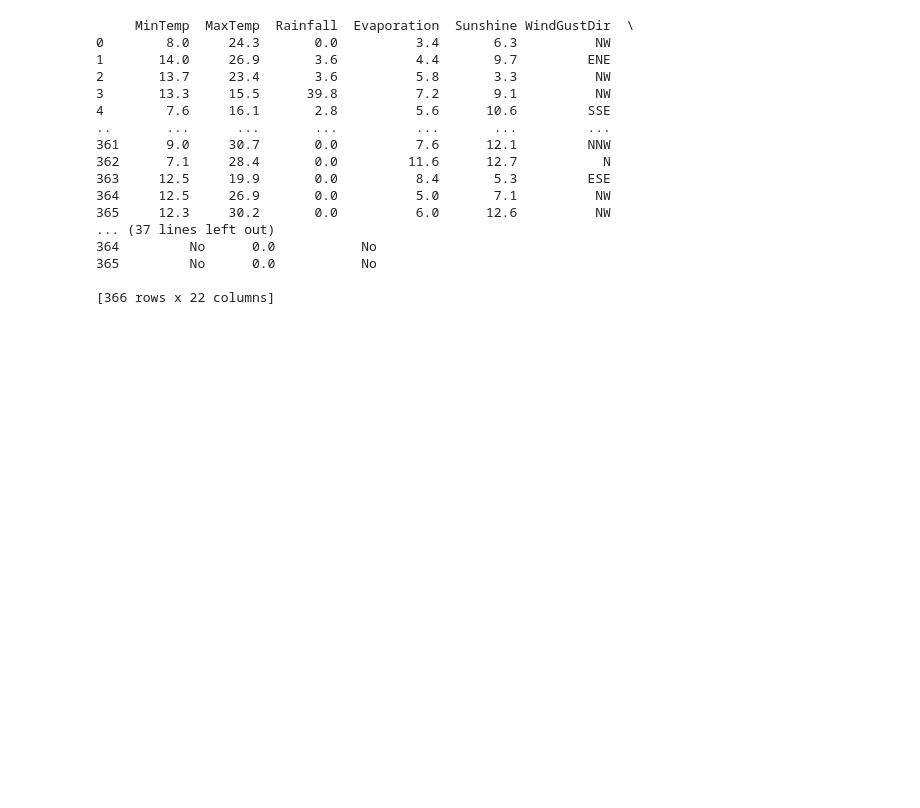
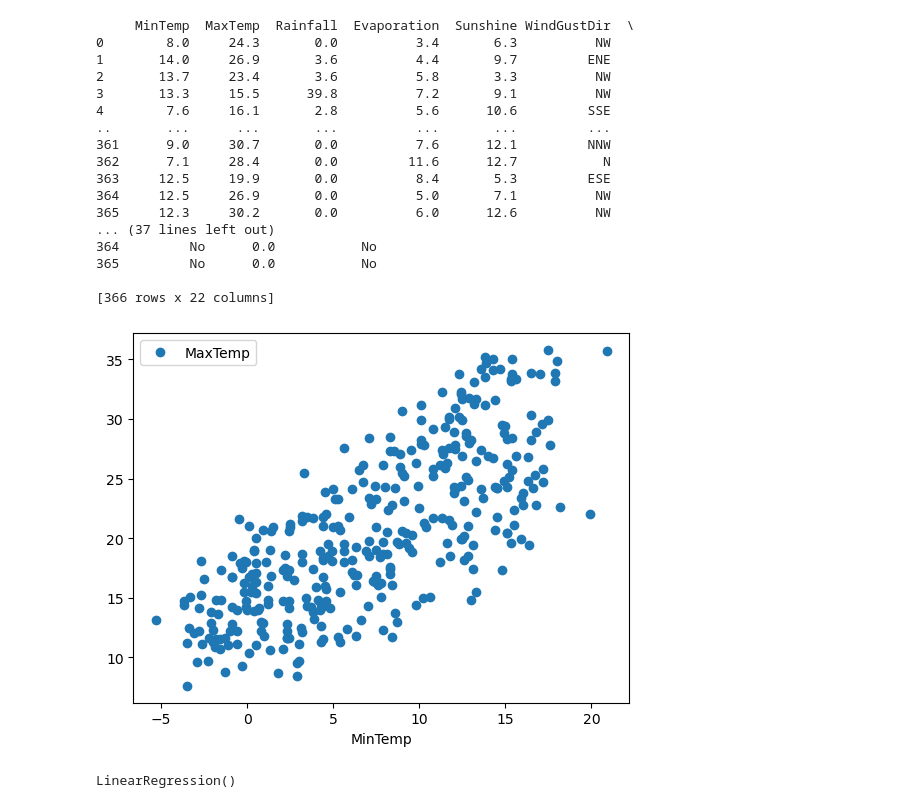
Before and after one commit to NandRabadiya/DAIE, a Jupyter notebook: Lab5_exp5.ipynb, the cells around one changed output. Cells and saved outputs as stored; diff of their text form; code cells hidden in the pictures; blank space fills up the shorter version.

```diff
--- a/Lab5_exp5.ipynb
+++ b/Lab5_exp5.ipynb
@@ -166,3 +166,11 @@ import matplotlib.pyplot as plt
 from sklearn.model_selection import train_test_split
 from sklearn.linear_model import LinearRegression
 from sklearn import metrics
+# %%
+plot =df.plot(x='MinTemp',y='MaxTemp',style='o')
+#plot.title('Min vs Max')
+#plot.xlabel('mintemp')
+
+#plot.ylabel('maxtemp')
+# %% [output]
+[figure, added]
@@ -168,0 +181,5 @@ from sklearn import metrics
+# %%
+model=LinearRegression()
+model.fit(X_train,y_train)
+# %% [output]
+LinearRegression()
```
Also changed, not shown: parts of 5 cells of this notebook.
